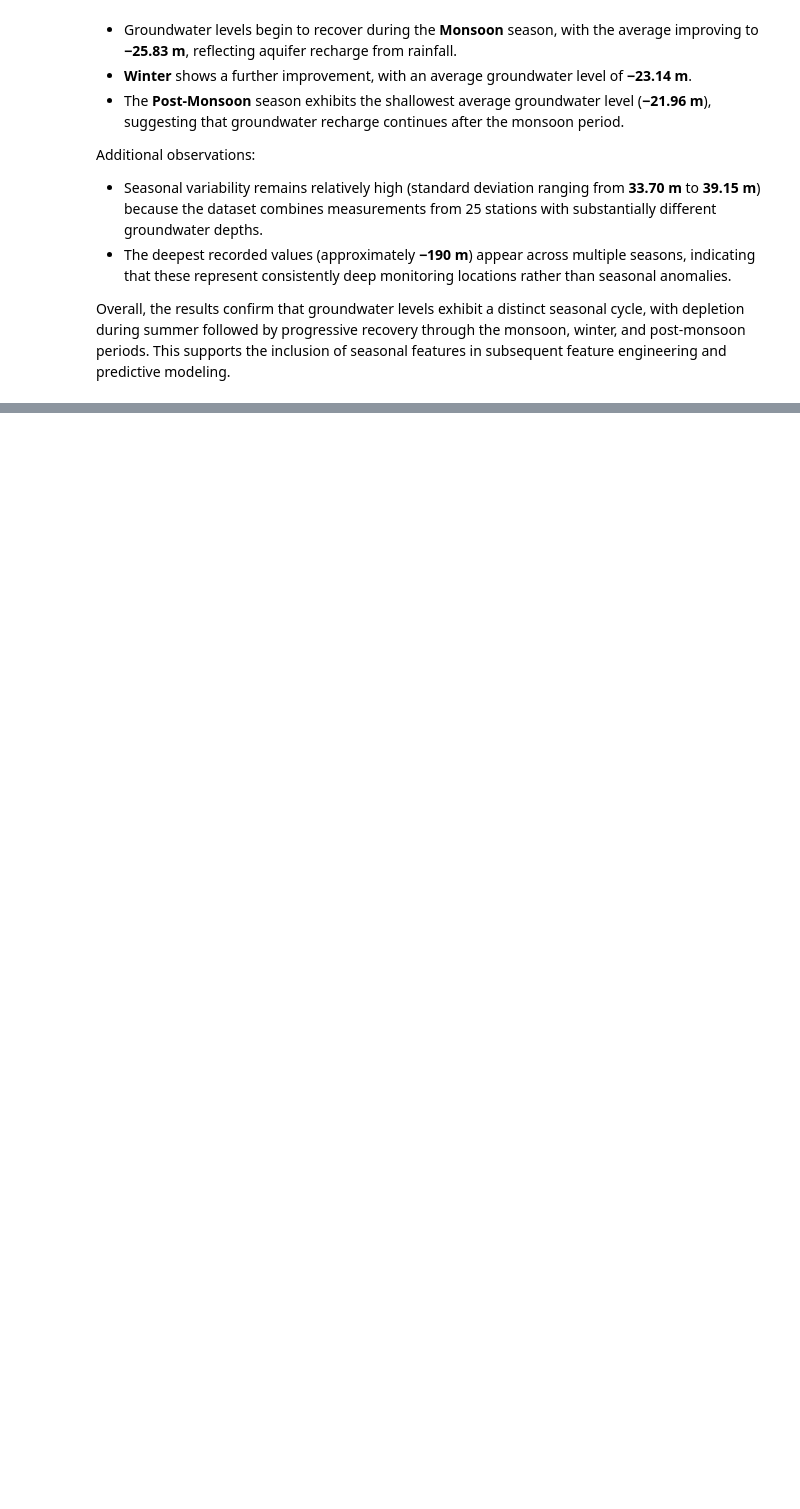
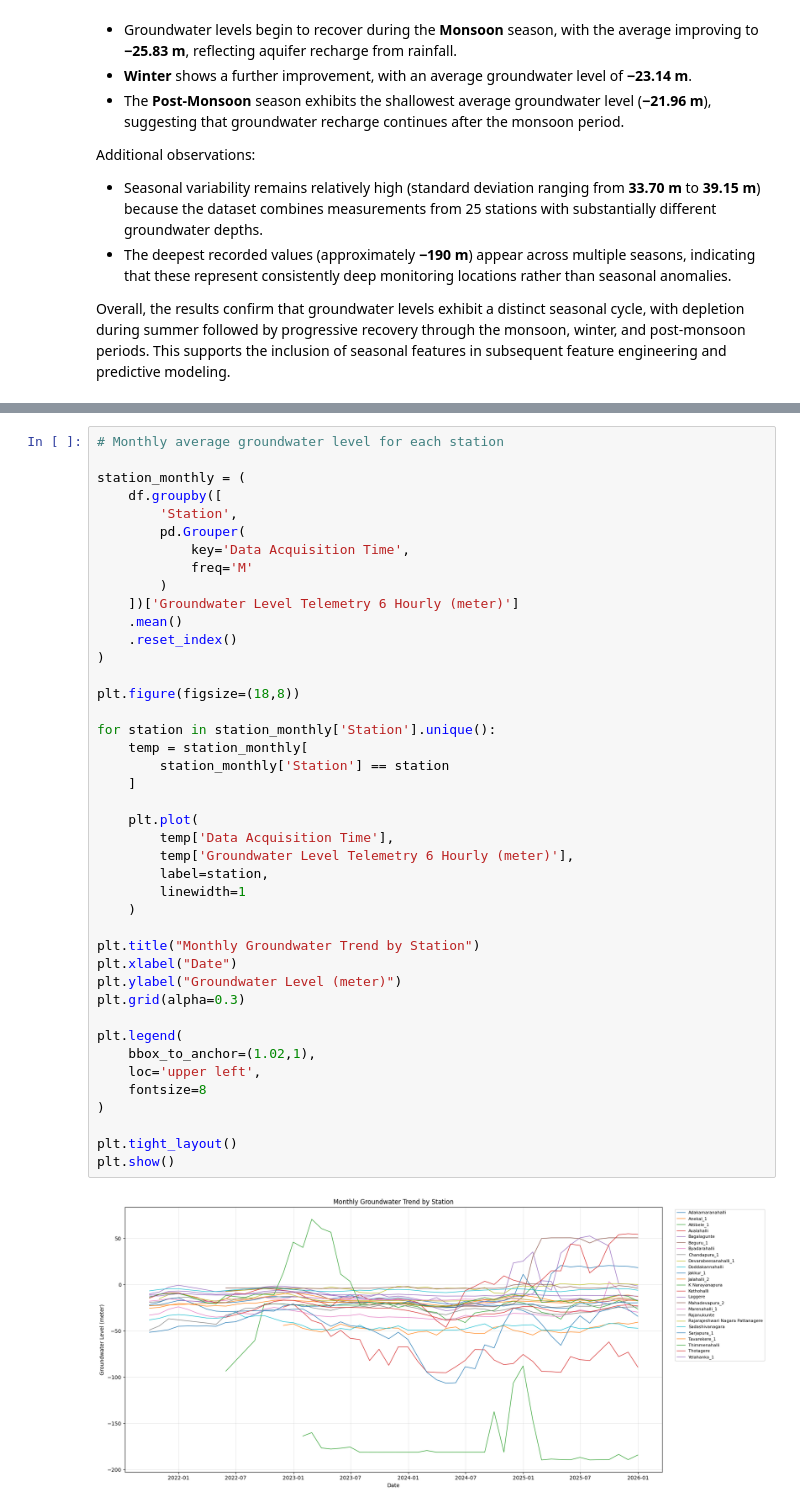
Before and after one commit to Koushik23R/groundwater-ai, a Jupyter notebook: notebooks/03_exploratory_data_analysis.ipynb, the cells around one changed output, grey strips where cells are left out. Drawn from its saved outputs; the diff is of its cells as text; blank space fills up the shorter version.

```diff
--- a/notebooks/03_exploratory_data_analysis.ipynb
+++ b/notebooks/03_exploratory_data_analysis.ipynb
@@ -628,0 +697,44 @@ Overall, the results confirm that groundwater levels exhibit a distinct seasonal
+# %%
+# Monthly average groundwater level for each station
+
+station_monthly = (
+    df.groupby([
+        'Station',
+        pd.Grouper(
+            key='Data Acquisition Time',
+            freq='M'
+        )
+    ])['Groundwater Level Telemetry 6 Hourly (meter)']
+    .mean()
+    .reset_index()
+)
+
+plt.figure(figsize=(18,8))
+
+for station in station_monthly['Station'].unique():
+    temp = station_monthly[
+        station_monthly['Station'] == station
+    ]
+
+    plt.plot(
+        temp['Data Acquisition Time'],
+        temp['Groundwater Level Telemetry 6 Hourly (meter)'],
+        label=station,
+        linewidth=1
+    )
+
+plt.title("Monthly Groundwater Trend by Station")
+plt.xlabel("Date")
+plt.ylabel("Groundwater Level (meter)")
+plt.grid(alpha=0.3)
+
+plt.legend(
+    bbox_to_anchor=(1.02,1),
+    loc='upper left',
+    fontsize=8
+)
+
+plt.tight_layout()
+plt.show()
+# %% [output]
+[figure, added]
```
Also changed, not shown: parts of 6 cells of this notebook.
